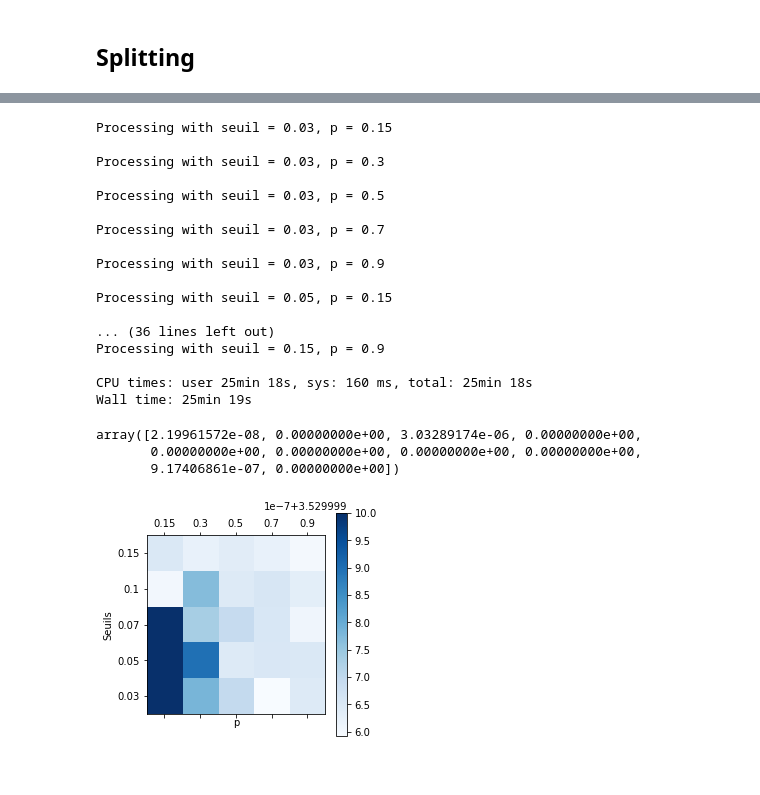
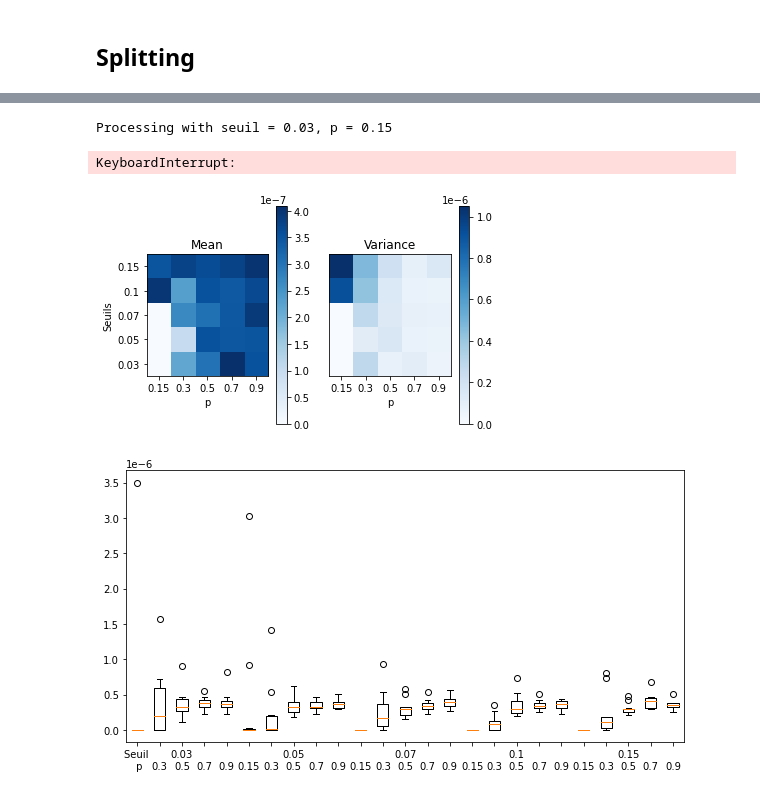
Before and after one commit to pinnertw/Modal, a Jupyter notebook: TPs/Projet_Modal-Q1-1.ipynb, the cells around one changed output, grey strips where cells are left out. Cells and saved outputs as stored; diff of their text form; code cells hidden in the pictures.

```diff
--- a/TPs/Projet_Modal-Q1-1.ipynb
+++ b/TPs/Projet_Modal-Q1-1.ipynb
@@ -480,45 +516,14 @@ for i in range(len(seuils)):
     p = ps[j]
     print("Processing with seuil = {}, p = {}".format(seuil, p))
     proba[i][j] = Splitting_Q1_1(a, seuil, M1, M2, n, lamb, T, p, P0, saut_1)
-np.save("probas", proba)
+#np.save("probas", proba)
 # %% [output]
 Processing with seuil = 0.03, p = 0.15
-
-Processing with seuil = 0.03, p = 0.3
-
-Processing with seuil = 0.03, p = 0.5
-
-Processing with seuil = 0.03, p = 0.7
-
-Processing with seuil = 0.03, p = 0.9
-
-Processing with seuil = 0.05, p = 0.15
-
-... (36 lines left out)
-Processing with seuil = 0.15, p = 0.9
-
-CPU times: user 25min 18s, sys: 160 ms, total: 25min 18s
-Wall time: 25min 19s
+KeyboardInterrupt:
-# %%
-proba = np.load("probas.npy")
-# %% [output]
-array([2.19961572e-08, 0.00000000e+00, 3.03289174e-06, 0.00000000e+00,
-       0.00000000e+00, 0.00000000e+00, 0.00000000e+00, 0.00000000e+00,
-       9.17406861e-07, 0.00000000e+00])
 # %%
-import matplotlib.pyplot as plt
 seuils = [0.03, 0.05, 0.07, 0.1, 0.15]
-seuils.reverse()
 ps = [0.15, 0.3, 0.5, 0.7, 0.9]
-# m = 1, n = 10
-proba = np.abs(np.load("probas.npy") - 3.53)
-
-plt.matshow(proba.mean(axis=2), cmap=plt.cm.Blues)
-plt.xticks([0, 1, 2, 3, 4], ps)
-plt.xlabel("p")
-plt.yticks([0, 1, 2, 3, 4], seuils)
-plt.ylabel("Seuils")
-plt.colorbar()
-plt.show()
+analyse("probas.npy", seuils, ps)
 # %% [output]
-[figure, old version]
+[figure, new version]
+[figure, added]
```
Also changed, not shown: parts of 16 cells of this notebook, 16 other files.
